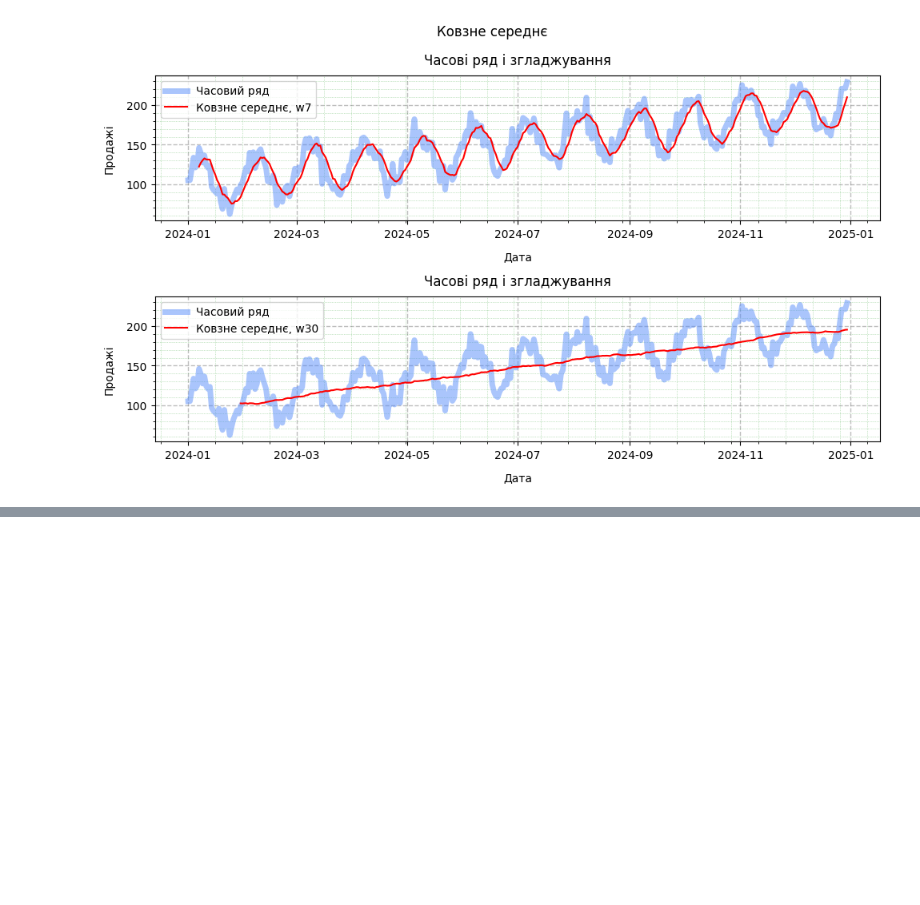
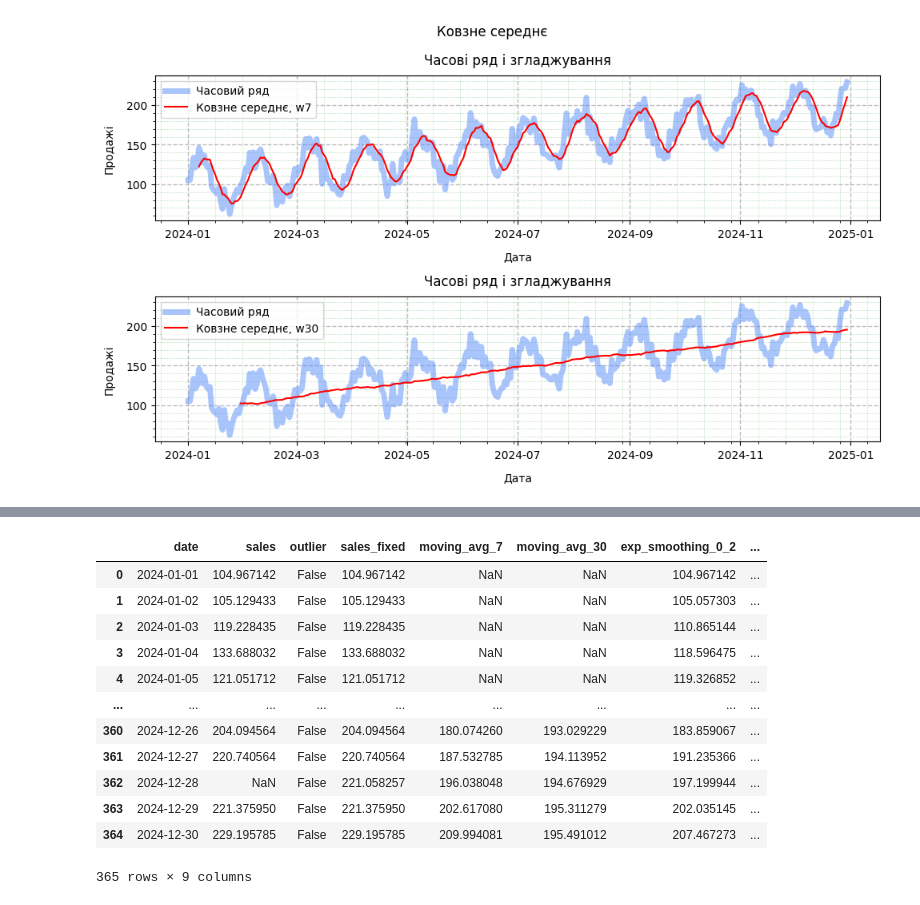
Before and after one commit to BogdanPinchuk/DataScience-PBY_HW15, a Jupyter notebook: Bohdan_Pinchuk_DS_HW15.ipynb, the cells around one changed output, grey strips where cells are left out. Cells and saved outputs as stored; diff of their text form; code cells hidden in the pictures; blank space fills up the shorter version.

```diff
--- a/Bohdan_Pinchuk_DS_HW15.ipynb
+++ b/Bohdan_Pinchuk_DS_HW15.ipynb
@@ -863,0 +882,27 @@ plt.show()
+# %%
+# Експоненційне згладжування
+
+# Input data
+alphas = [0.2, 0.5, 0.8]
+
+# Solution
+for alpha in alphas:
+    col_name = f"exp_smoothing_{alpha}".replace(".","_").replace(",","_")
+    df[col_name] = df["sales_fixed"].ewm(alpha=alpha).mean()
+
+# Print results
+display(df)
+# %% [output]
+|  | date | sales | outlier | sales_fixed | moving_avg_7 | moving_avg_30 | exp_smoothing_0_2 | ... |
+| 0 | 2024-01-01 | 104.967142 | False | 104.967142 | NaN | NaN | 104.967142 | ... |
+| 1 | 2024-01-02 | 105.129433 | False | 105.129433 | NaN | NaN | 105.057303 | ... |
+| 2 | 2024-01-03 | 119.228435 | False | 119.228435 | NaN | NaN | 110.865144 | ... |
+| 3 | 2024-01-04 | 133.688032 | False | 133.688032 | NaN | NaN | 118.596475 | ... |
+| 4 | 2024-01-05 | 121.051712 | False | 121.051712 | NaN | NaN | 119.326852 | ... |
+| ... | ... | ... | ... | ... | ... | ... | ... | ... |
+| 360 | 2024-12-26 | 204.094564 | False | 204.094564 | 180.074260 | 193.029229 | 183.859067 | ... |
+| 361 | 2024-12-27 | 220.740564 | False | 220.740564 | 187.532785 | 194.113952 | 191.235366 | ... |
+| 362 | 2024-12-28 | NaN | False | 221.058257 | 196.038048 | 194.676929 | 197.199944 | ... |
+| 363 | 2024-12-29 | 221.375950 | False | 221.375950 | 202.617080 | 195.311279 | 202.035145 | ... |
+| 364 | 2024-12-30 | 229.195785 | False | 229.195785 | 209.994081 | 195.491012 | 207.467273 | ... |
+365 rows × 9 columns
```
Also changed, not shown: parts of 4 cells of this notebook.
